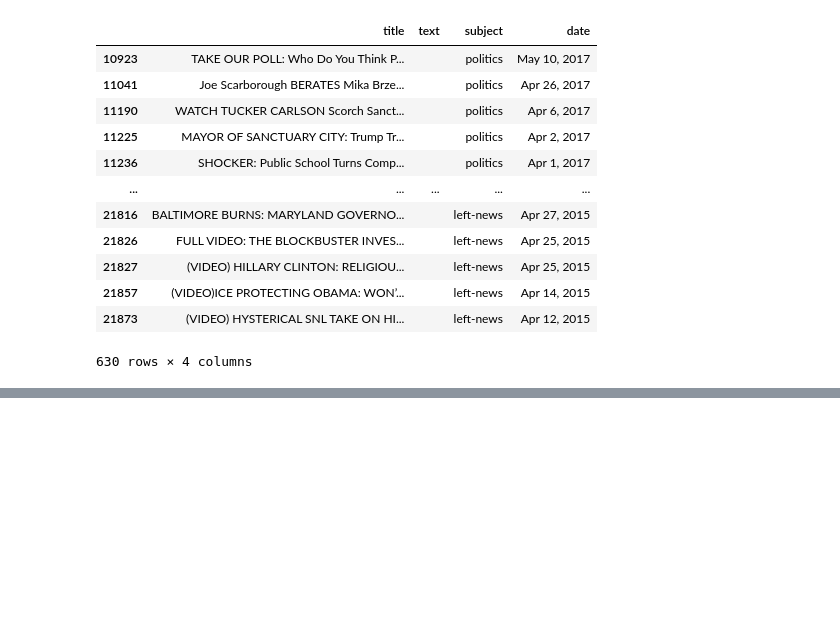
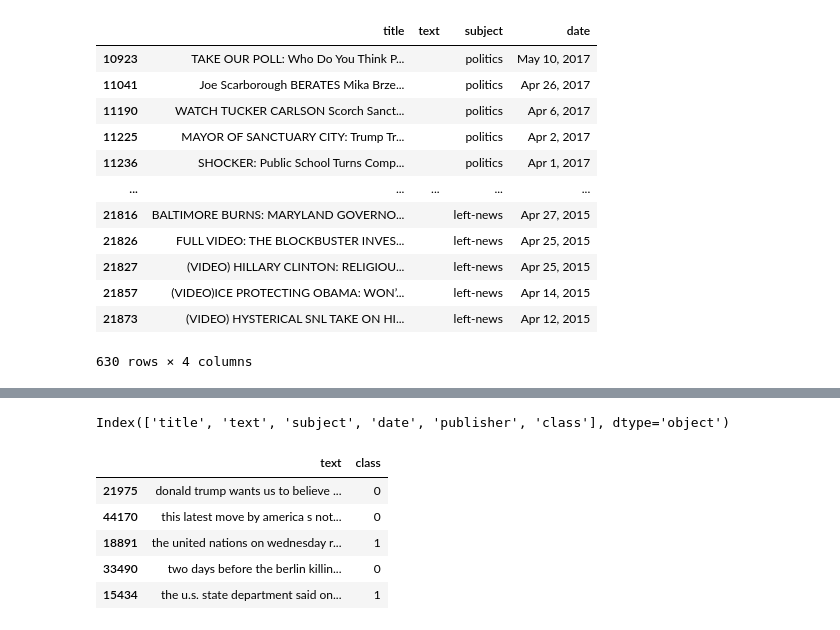
Before and after one commit to Takiulhasan/DeepLearning, a Jupyter notebook: Fake_News_Detection_using_Deeplearning.ipynb, the cells around one changed output, grey strips where cells are left out. Cells and saved outputs as stored; diff of their text form; code cells hidden in the pictures; blank space fills up the shorter version.

```diff
--- a/Fake_News_Detection_using_Deeplearning.ipynb
+++ b/Fake_News_Detection_using_Deeplearning.ipynb
@@ -195,0 +198,22 @@ fake['text'] = fake['text'].apply(lambda x: str (x).lower())
+# %%
+real['class']= 1
+fake['class']= 0
+# %%
+real.columns
+# %% [output]
+Index(['title', 'text', 'subject', 'date', 'publisher', 'class'], dtype='object')
+# %%
+real=real[['text','class']]
+# %%
+fake=fake[['text','class']]
+# %%
+data= real.append(fake,ignore_index=True)
+# %%
+data.sample(5)
+# %% [output]
+|  | text | class |
+| 21975 | donald trump wants us to believe ... | 0 |
+| 44170 | this latest move by america s not... | 0 |
+| 18891 | the united nations on wednesday r... | 1 |
+| 33490 | two days before the berlin killin... | 0 |
+| 15434 | the u.s. state department said on... | 1 |
```
Also changed, not shown: parts of 8 cells of this notebook.
